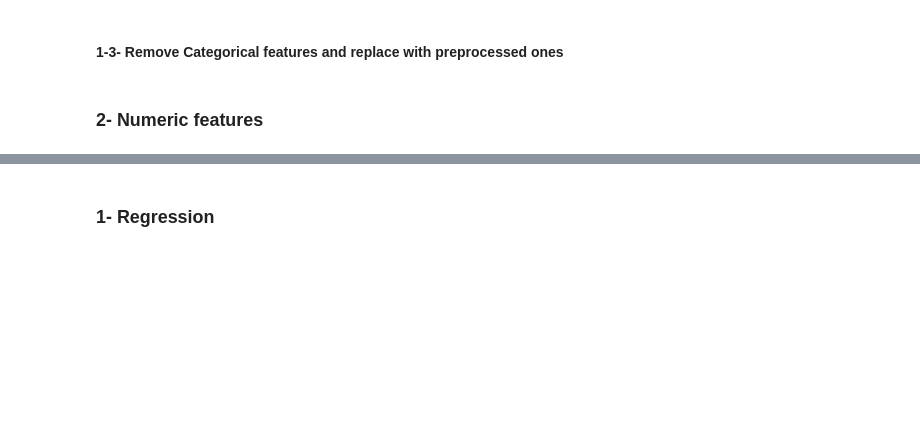
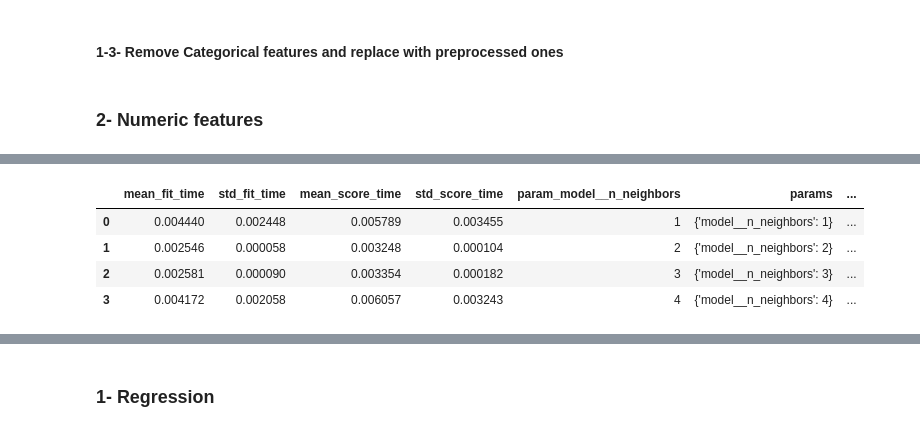
Before and after one commit to tabaraei/Data-Science-Toolkit, a Jupyter notebook: Scikit-Learn.ipynb, the cells around one changed output, grey strips where cells are left out. Saved outputs shown, nothing was run; the diff lists cells and outputs as text; code cells hidden in the pictures; blank space fills up the shorter version.

```diff
--- a/Scikit-Learn.ipynb
+++ b/Scikit-Learn.ipynb
@@ -186,0 +271,17 @@ from sklearn.impute import SimpleImputer
+# %%
+from sklearn.model_selection import GridSearchCV
+import pandas as pd
+
+model = GridSearchCV(
+    estimator=pipe,
+    param_grid={'model__n_neighbors': range(1,5)},
+    cv=3
+)
+model.fit(X, y)
+pd.DataFrame(model.cv_results_)
+# %% [output]
+|  | mean_fit_time | std_fit_time | mean_score_time | std_score_time | param_model__n_neighbors | params | ... |
+| 0 | 0.004440 | 0.002448 | 0.005789 | 0.003455 | 1 | {'model__n_neighbors': 1} | ... |
+| 1 | 0.002546 | 0.000058 | 0.003248 | 0.000104 | 2 | {'model__n_neighbors': 2} | ... |
+| 2 | 0.002581 | 0.000090 | 0.003354 | 0.000182 | 3 | {'model__n_neighbors': 3} | ... |
+| 3 | 0.004172 | 0.002058 | 0.006057 | 0.003243 | 4 | {'model__n_neighbors': 4} | ... |
```
Also changed, not shown: parts of 22 cells of this notebook.
